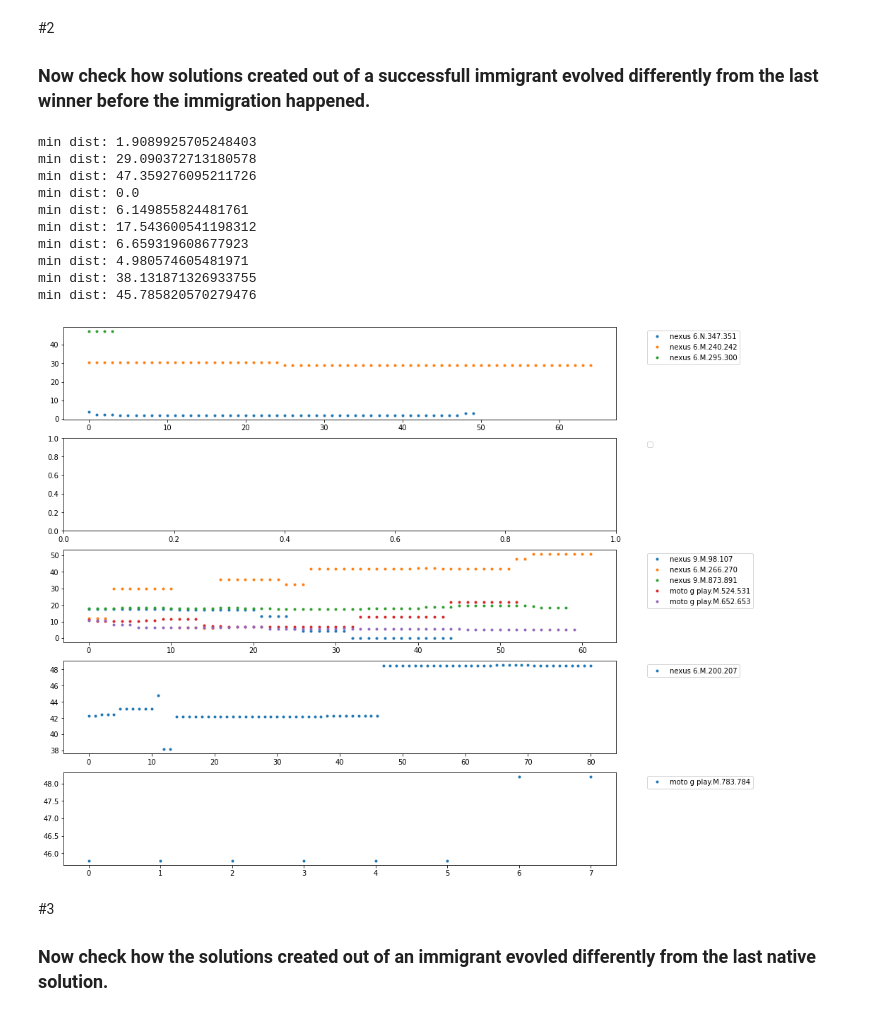
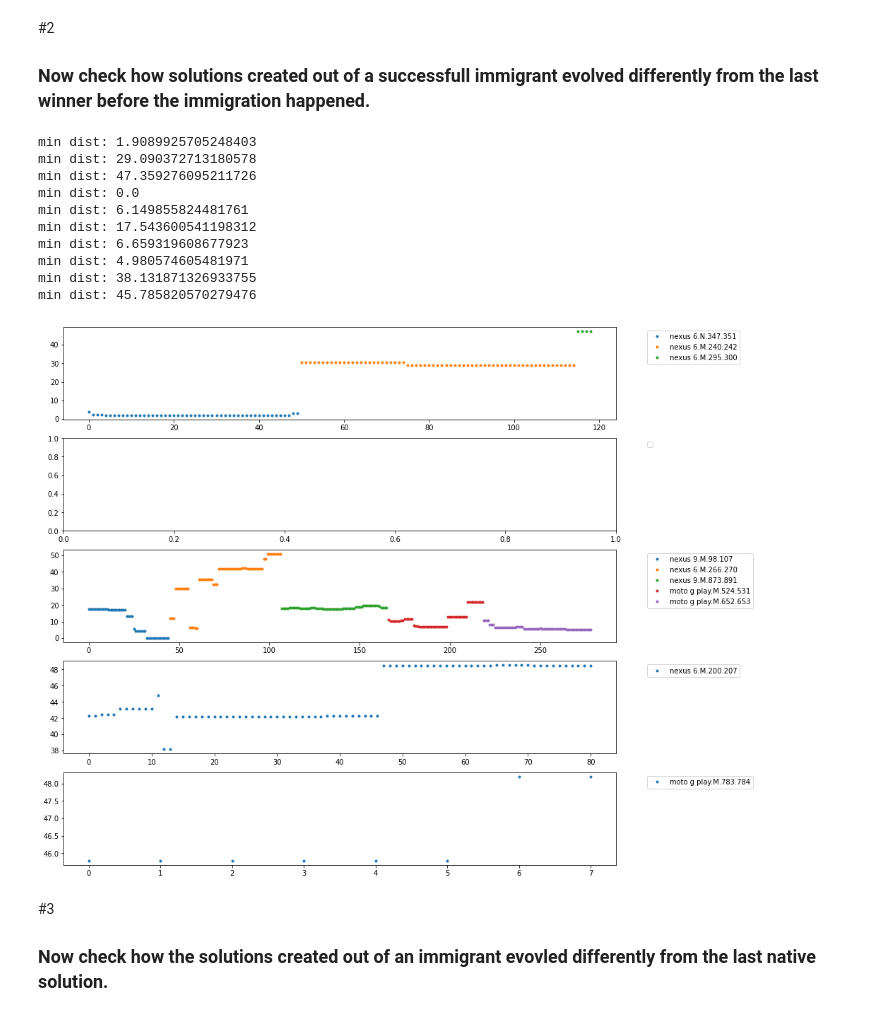
Before and after one commit to mahmoud-bokhari/distributed_GI, a Jupyter notebook: analysis.ipynb, the cells around one changed output. Drawn from its saved outputs; the diff is of its cells as text; code cells hidden in the pictures.

```diff
--- a/analysis.ipynb
+++ b/analysis.ipynb
@@ -211,51 +214,61 @@ fig, axs = plt.subplots(5, figsize=(14, 14))
 distances = compute_dist_from_last_solution_before_immigration(N9A6[exp_num], N9A6_immigrants_unique_dataframe_list[exp_num])
 legends = N9A6_immigrants_unique_dataframe_list[exp_num].loc[N9A6_immigrants_unique_dataframe_list[exp_num]['wasFitter']]['parent']
 
+count=0
 for dist in distances:
-    axs[0].plot(range(len(dist)), dist, '.')
+    axs[0].plot(range(count, len(dist)+count), dist, '.')
+    count += len(dist)
 axs[0].legend(legends, bbox_to_anchor=(1.05, 1), loc='upper left')
 
 distances = compute_dist_from_last_solution_before_immigration(N6A6[exp_num], N6A6_immigrants_unique_dataframe_list[exp_num])
 legends = N6A6_immigrants_unique_dataframe_list[exp_num].loc[N6A6_immigrants_unique_dataframe_list[exp_num]['wasFitter']]['parent']
 
+count=0
 for dist in distances:
-    axs[1].plot(range(len(dist)), dist, '.')
+    axs[1].plot(range(count, len(dist)+count), dist, '.')
+    count += len(dist)
 axs[1].legend(legends, bbox_to_anchor=(1.05, 1), loc='upper left')
 
 distances = compute_dist_from_last_solution_before_immigration(N6A7[exp_num], N6A7_immigrants_unique_dataframe_list[exp_num])
 legends = N6A7_immigrants_unique_dataframe_list[exp_num].loc[N6A7_immigrants_unique_dataframe_list[exp_num]['wasFitter']]['parent']
 
+count=0
 for dist in distances:
-    axs[2].plot(range(len(dist)), dist, '.')
+    axs[2].plot(range(count, len(dist)+count), dist, '.')
+    count += len(dist)
 axs[2].legend(legends, bbox_to_anchor=(1.05, 1), loc='upper left')
 
 distances = compute_dist_from_last_solution_before_immigration(MGA6[exp_num], MGA6_immigrants_unique_dataframe_list[exp_num])
 legends = MGA6_immigrants_unique_dataframe_list[exp_num].loc[MGA6_immigrants_unique_dataframe_list[exp_num]['wasFitter']]['parent']
 
+count=0
 for dist in distances:
-    axs[3].plot(range(len(dist)), dist, '.')
+    axs[3].plot(range(count, len(dist)+count), dist, '.')
+    count += len(dist)
 axs[3].legend(legends, bbox_to_anchor=(1.05, 1), loc='upper left')
 
 distances = compute_dist_from_last_solution_before_immigration(MGA7[exp_num], MGA7_immigrants_unique_dataframe_list[exp_num])
 legends = MGA7_immigrants_unique_dataframe_list[exp_num].loc[MGA7_immigrants_unique_dataframe_list[exp_num]['wasFitter']]['parent']
 
 
+count=0
 for dist in distances:
-    axs[4].plot(range(len(dist)), dist, '.')
+    axs[4].plot(range(count, len(dist)+count), dist, '.')
+    count += len(dist)
 axs[4].legend(legends, bbox_to_anchor=(1.05, 1), loc='upper left')
 plt.show()
 # %% [output]
 min dist: 1.9089925705248403
 min dist: 29.090372713180578
 min dist: 47.359276095211726
 min dist: 0.0
 min dist: 6.149855824481761
 min dist: 17.543600541198312
 min dist: 6.659319608677923
 min dist: 4.980574605481971
 min dist: 38.131871326933755
 min dist: 45.785820570279476
-[figure, old version]
+[figure, new version]
 # %% [markdown]
 #3
 ### Now check how the solutions created out of an immigrant evovled differently from the last native solution.
```
Also changed, not shown: parts of 4 cells of this notebook.
